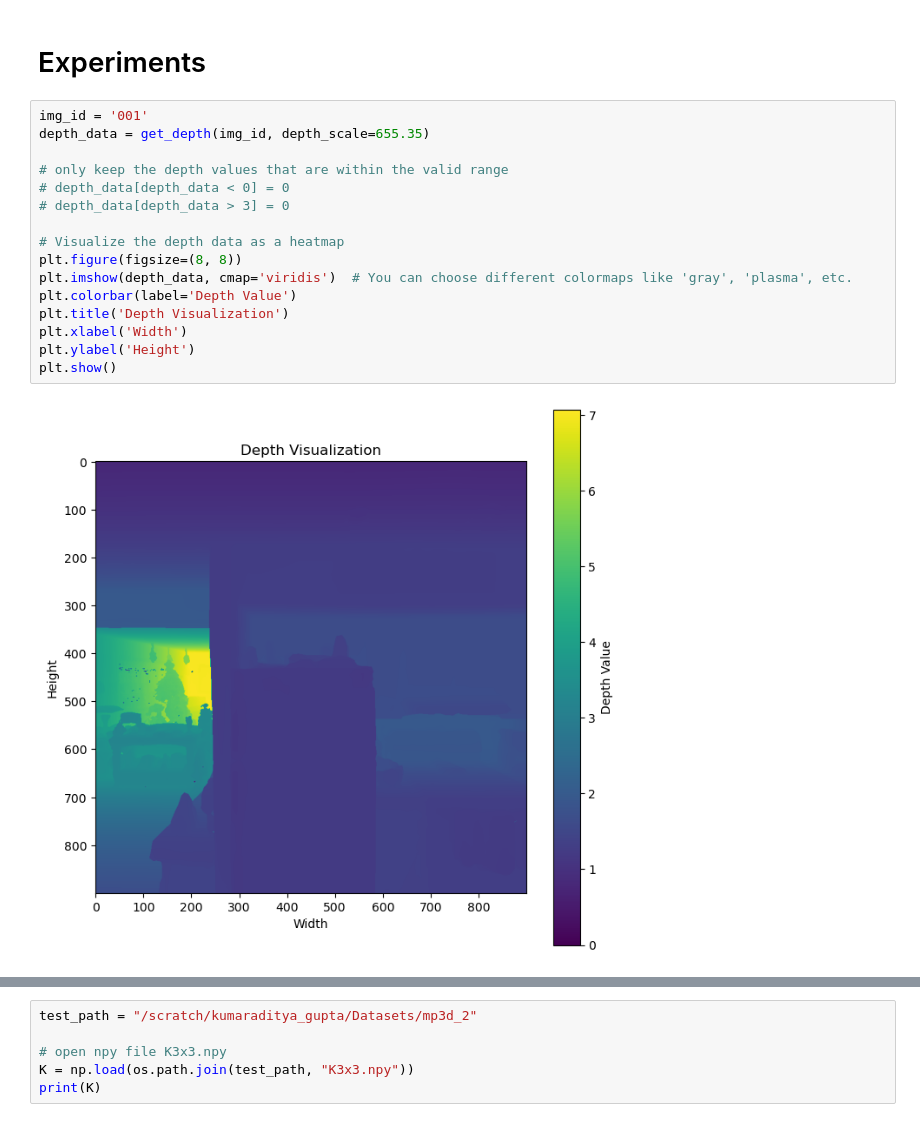
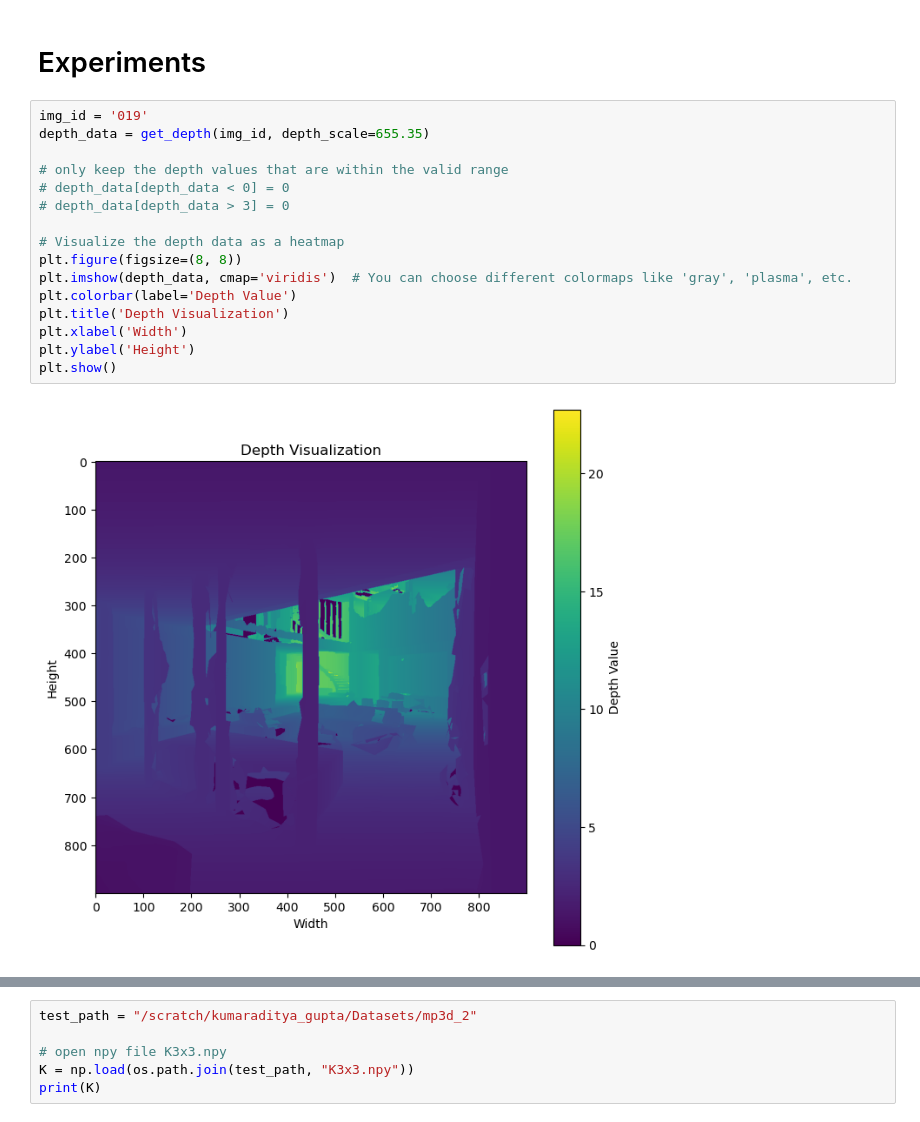
Before and after one commit to Smart-Wheelchair-RRC/instance-map, a Jupyter notebook: Instance_Map_3.ipynb, the cells around one changed output, grey strips where cells are left out. Cells and saved outputs as stored; diff of their text form.

```diff
--- a/Instance_Map_3.ipynb
+++ b/Instance_Map_3.ipynb
@@ -885,21 +882,21 @@ with open(os.path.join(output_dir, 'scene_obj_nodes.pkl'), 'wb') as f:
 # %% [markdown]
 # Experiments
 # %%
-img_id = '001'
+img_id = '019'
 depth_data = get_depth(img_id, depth_scale=655.35)
 
 # only keep the depth values that are within the valid range
 # depth_data[depth_data < 0] = 0
 # depth_data[depth_data > 3] = 0
 
 # Visualize the depth data as a heatmap
 plt.figure(figsize=(8, 8))
 plt.imshow(depth_data, cmap='viridis')  # You can choose different colormaps like 'gray', 'plasma', etc.
 plt.colorbar(label='Depth Value')
 plt.title('Depth Visualization')
 plt.xlabel('Width')
 plt.ylabel('Height')
 plt.show()
 # %% [output]
-[figure, old version]
+[figure, new version]
 # %%
```
Also changed, not shown: parts of 10 cells of this notebook, 7 other files.
